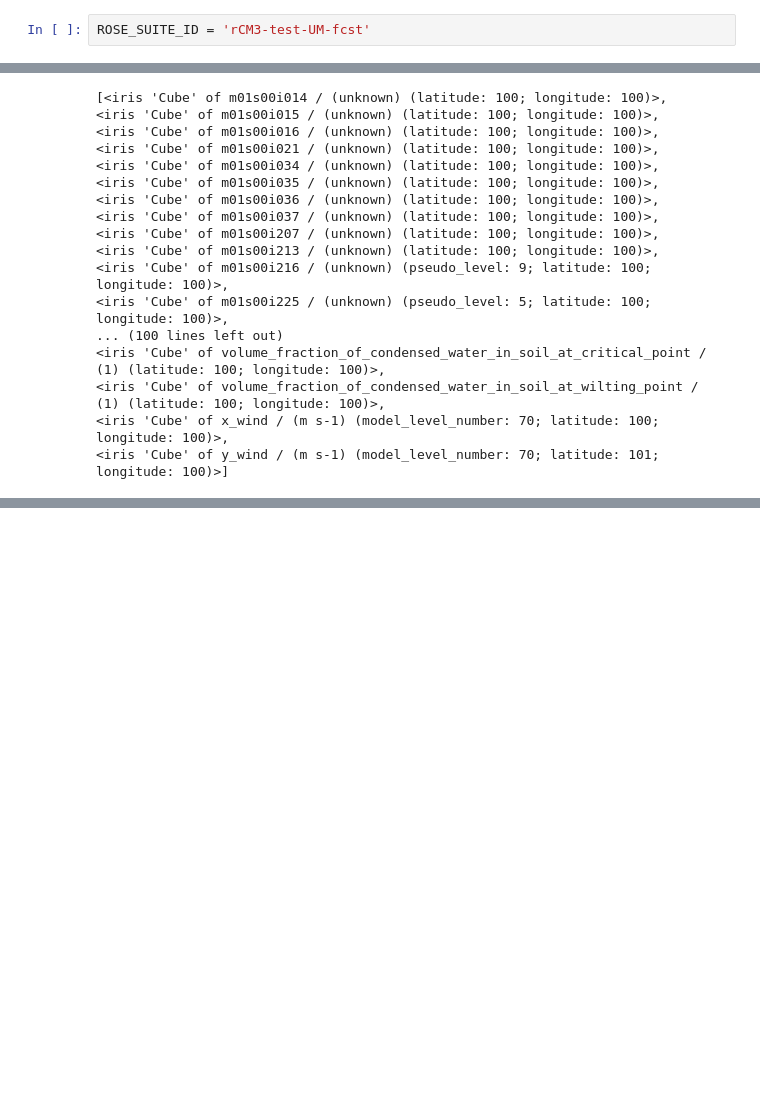
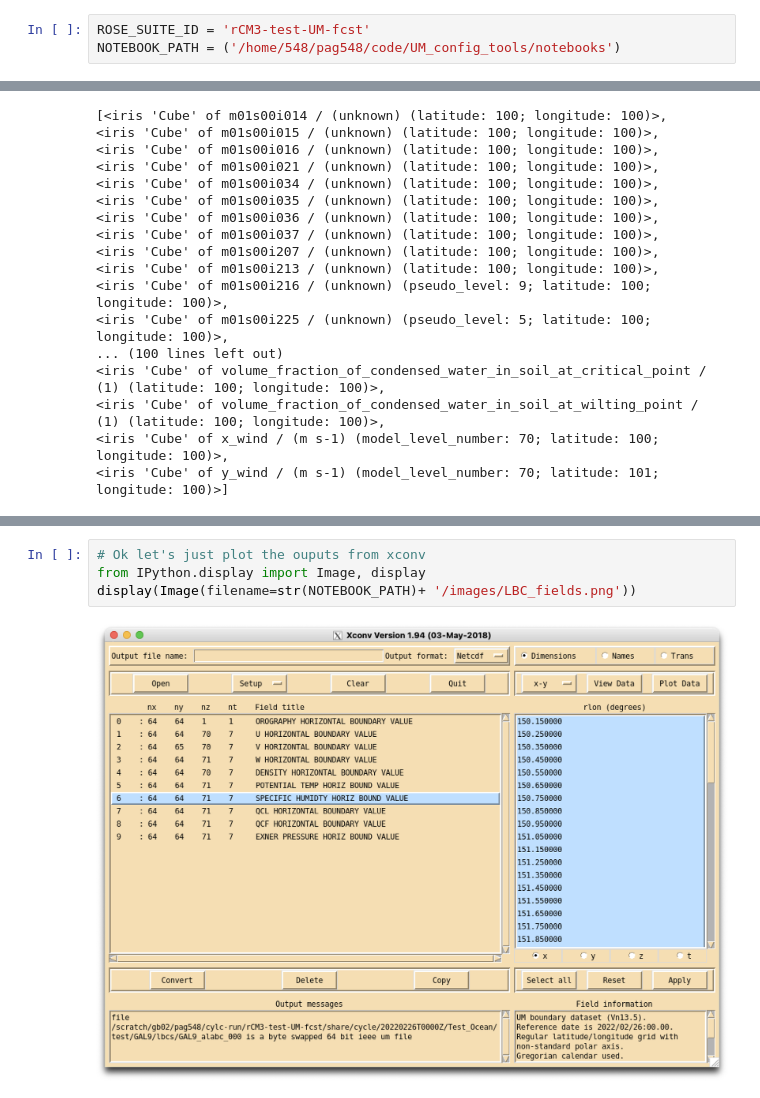
Before and after one commit to 21centuryweather/UM_configuration_tools, a Jupyter notebook: notebooks/UM_RNS_data_flows.ipynb, the cells around one changed output, grey strips where cells are left out. Cells and saved outputs as stored; diff of their text form; blank space fills up the shorter version.

```diff
--- a/notebooks/UM_RNS_data_flows.ipynb
+++ b/notebooks/UM_RNS_data_flows.ipynb
@@ -12,6 +12,7 @@ import os
 import warnings
 # %%
 ROSE_SUITE_ID = 'rCM3-test-UM-fcst'
+NOTEBOOK_PATH = ('/home/548/pag548/code/UM_config_tools/notebooks')
 # %%
 home_dir=os.environ['HOME']
 HOME=Path(home_dir)
@@ -81,0 +205,6 @@ ec_recon
+# %%
+# Ok let's just plot the ouputs from xconv
+from IPython.display import Image, display
+display(Image(filename=str(NOTEBOOK_PATH)+ '/images/LBC_fields.png'))
+# %% [output]
+[figure, added]
```
Also changed, not shown: parts of 26 cells of this notebook, 3 other files.
